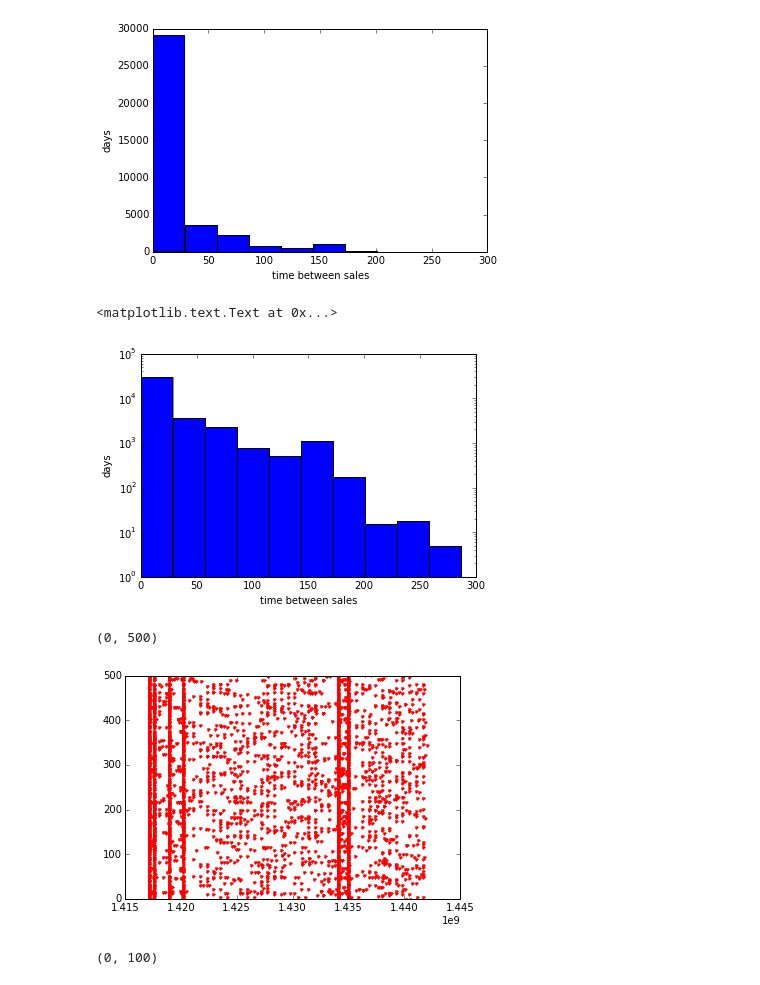
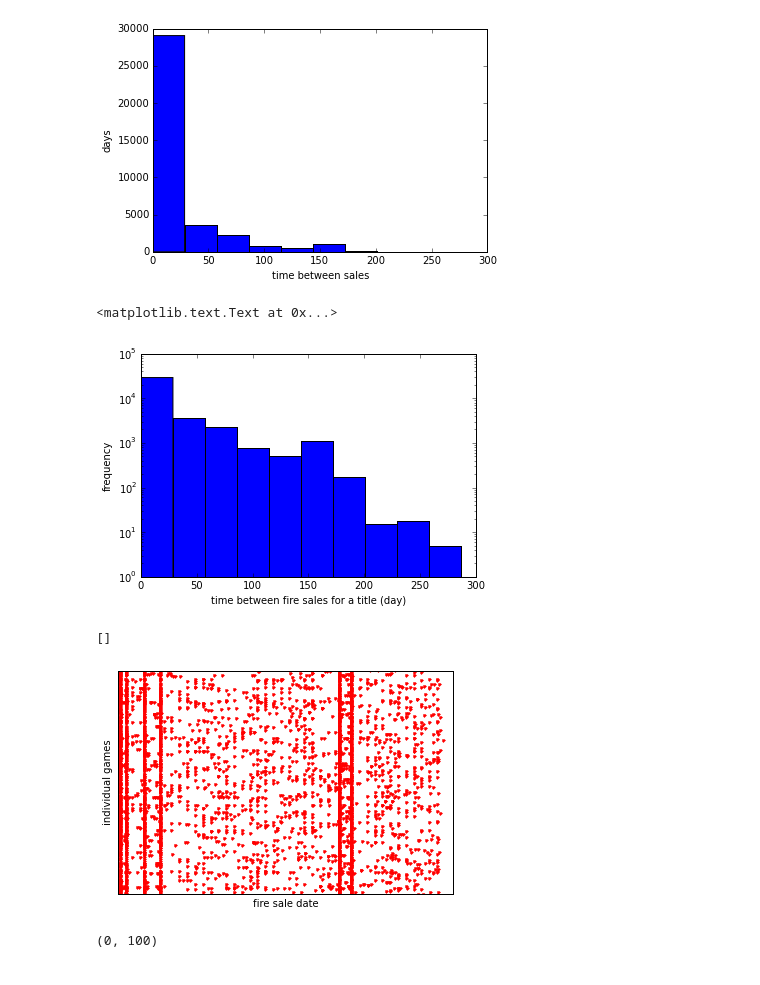
Before and after one commit to rbrackney/game_prices, a Jupyter notebook: data_analysis/inter_sale_analysis.ipynb, the cells around one changed output. Cells and saved outputs as stored; diff of their text form; code cells hidden in the pictures.

```diff
--- a/data_analysis/inter_sale_analysis.ipynb
+++ b/data_analysis/inter_sale_analysis.ipynb
@@ -70,11 +70,11 @@ plt.yscale('log', nonposy='clip')
 # # add a 'best fit' line
 # y = mlab.normpdf( bins, mu, sigma)
 # l = plt.plot(bins, y, 'r--', linewidth=1)
-plt.xlabel('time between sales')
-plt.ylabel('days')
+plt.xlabel('time between fire sales for a title (day)')
+plt.ylabel('frequency')
 # %% [output]
 <matplotlib.text.Text at 0x...>
-[figure, old version]
+[figure, new version]
 # %%
 ist_perserved_list = list()
 for i in df.price_date_fixed:
@@ -83,15 +83,20 @@ for i in df.price_date_fixed:
 # %%
 fig,ax = plt.subplots()
 
 #use ist_perserved_list
 for i,v in enumerate(ist_perserved_list):
     y =  np.ones(v.shape) * i
-    ax.plot(v,y, 'r.')
+    vd = v / (60.*60.*24.)
+    ax.plot(vd,y, 'r.')
 
 ax.set_ylim([0,500])
+ax.set_ylabel('individual games')
+ax.set_xlabel('fire sale date')
+ax.set_xticks([])
+ax.set_yticks([])
 # %% [output]
-(0, 500)
+[]
-[figure, old version]
+[figure, new version]
 # %%
 # %% [output]
 (0, 100)
```
Also changed, not shown: 1 other file.
